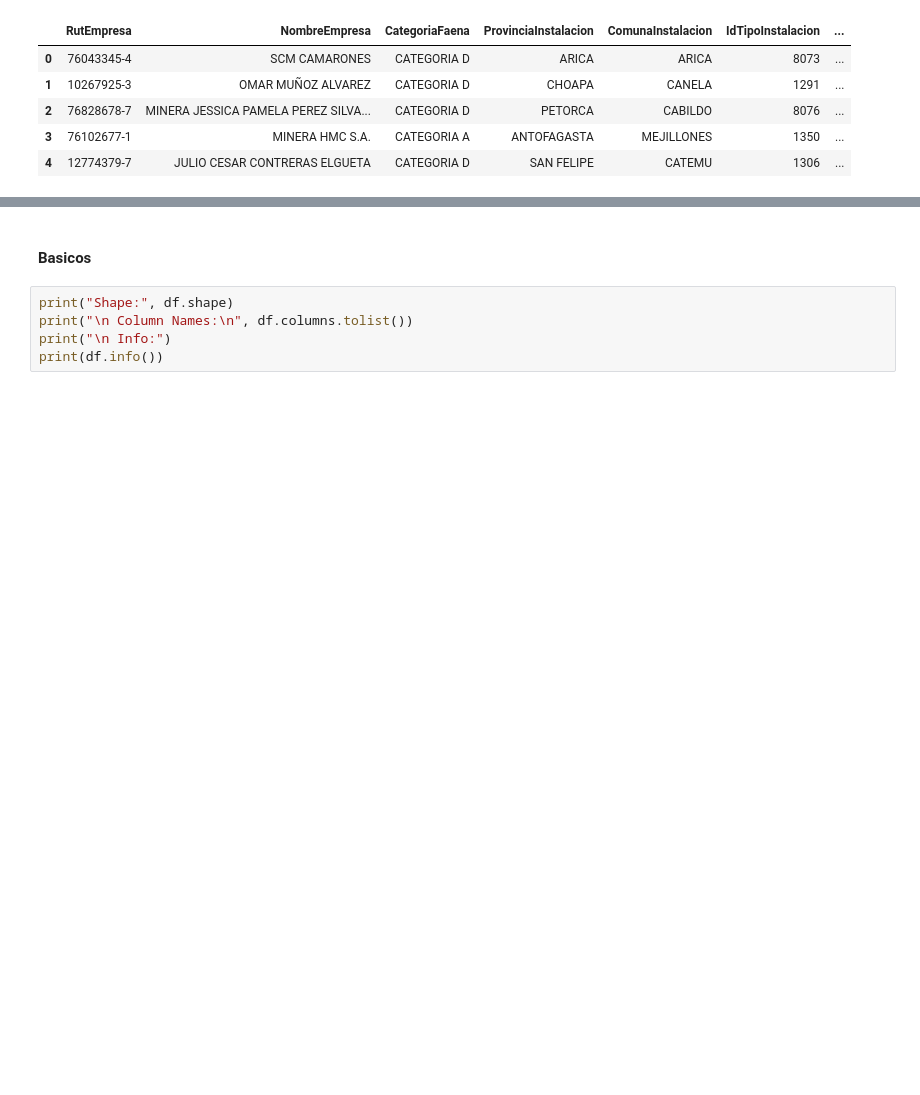
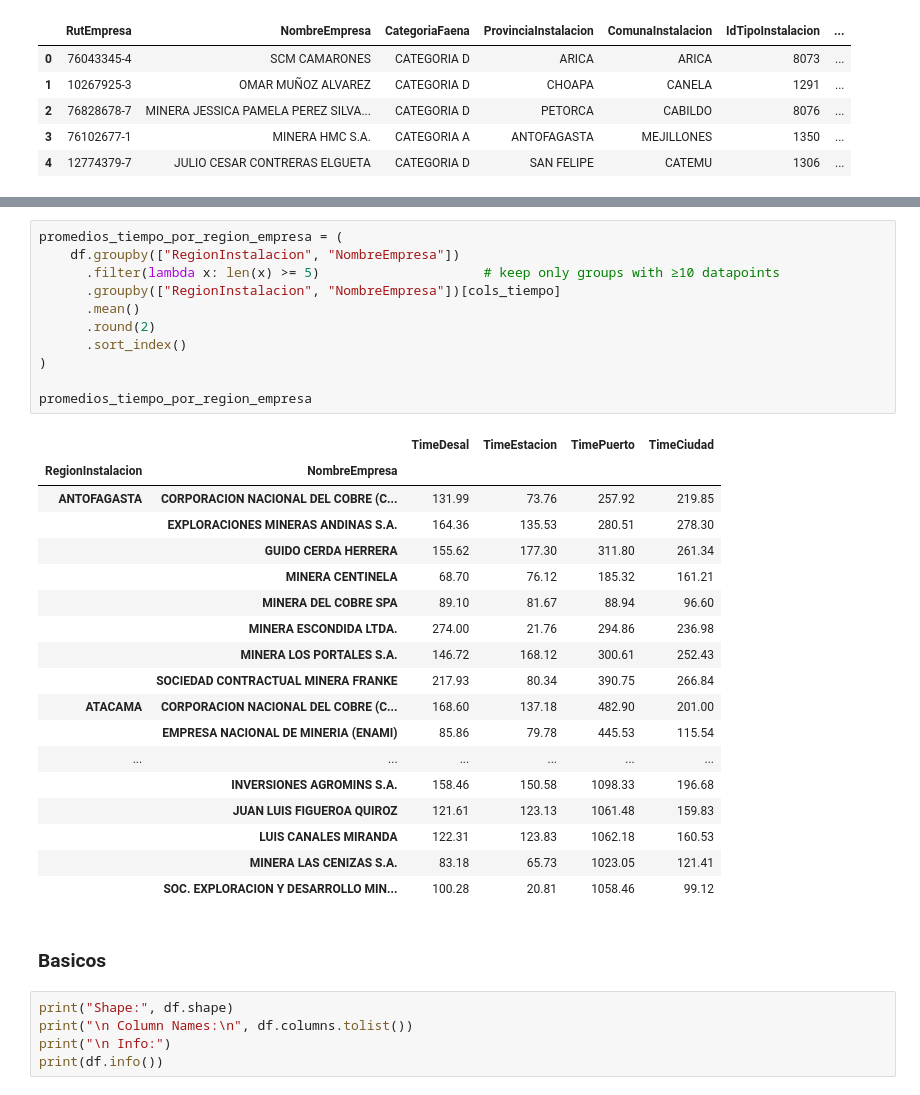
Before and after one commit to Arturo-Amberg/TrabajoTesis, a Jupyter notebook: EDA/EDA.ipynb, the cells around one changed output, grey strips where cells are left out. Cells and saved outputs as stored; diff of their text form; blank space fills up the shorter version.

```diff
--- a/EDA/EDA.ipynb
+++ b/EDA/EDA.ipynb
@@ -121,5 +257,35 @@ df.head()
+# %%
+promedios_tiempo_por_region_empresa = (
+    df.groupby(["RegionInstalacion", "NombreEmpresa"])
+      .filter(lambda x: len(x) >= 5)                     # keep only groups with ≥10 datapoints
+      .groupby(["RegionInstalacion", "NombreEmpresa"])[cols_tiempo]
+      .mean()
+      .round(2)
+      .sort_index()
+)
+
+promedios_tiempo_por_region_empresa
+# %% [output]
+|  |  | TimeDesal | TimeEstacion | TimePuerto | TimeCiudad |
+| RegionInstalacion | NombreEmpresa |  |  |  |  |
+| ANTOFAGASTA | CORPORACION NACIONAL DEL COBRE (C... | 131.99 | 73.76 | 257.92 | 219.85 |
+|  | EXPLORACIONES MINERAS ANDINAS S.A. | 164.36 | 135.53 | 280.51 | 278.30 |
+|  | GUIDO CERDA HERRERA | 155.62 | 177.30 | 311.80 | 261.34 |
+|  | MINERA CENTINELA | 68.70 | 76.12 | 185.32 | 161.21 |
+|  | MINERA DEL COBRE SPA | 89.10 | 81.67 | 88.94 | 96.60 |
+|  | MINERA ESCONDIDA LTDA. | 274.00 | 21.76 | 294.86 | 236.98 |
+|  | MINERA LOS PORTALES S.A. | 146.72 | 168.12 | 300.61 | 252.43 |
+|  | SOCIEDAD CONTRACTUAL MINERA FRANKE | 217.93 | 80.34 | 390.75 | 266.84 |
+| ATACAMA | CORPORACION NACIONAL DEL COBRE (C... | 168.60 | 137.18 | 482.90 | 201.00 |
+|  | EMPRESA NACIONAL DE MINERIA (ENAMI) | 85.86 | 79.78 | 445.53 | 115.54 |
+| ... | ... | ... | ... | ... | ... |
+|  | INVERSIONES AGROMINS S.A. | 158.46 | 150.58 | 1098.33 | 196.68 |
+|  | JUAN LUIS FIGUEROA QUIROZ | 121.61 | 123.13 | 1061.48 | 159.83 |
+|  | LUIS CANALES MIRANDA | 122.31 | 123.83 | 1062.18 | 160.53 |
+|  | MINERA LAS CENIZAS S.A. | 83.18 | 65.73 | 1023.05 | 121.41 |
+|  | SOC. EXPLORACION Y DESARROLLO MIN... | 100.28 | 20.81 | 1058.46 | 99.12 |
 # %% [markdown]
-#### Basicos
+### Basicos
 # %%
 print("Shape:", df.shape)
 print("\n Column Names:\n", df.columns.tolist())
```
Also changed, not shown: parts of 15 cells of this notebook, 3 other files.
